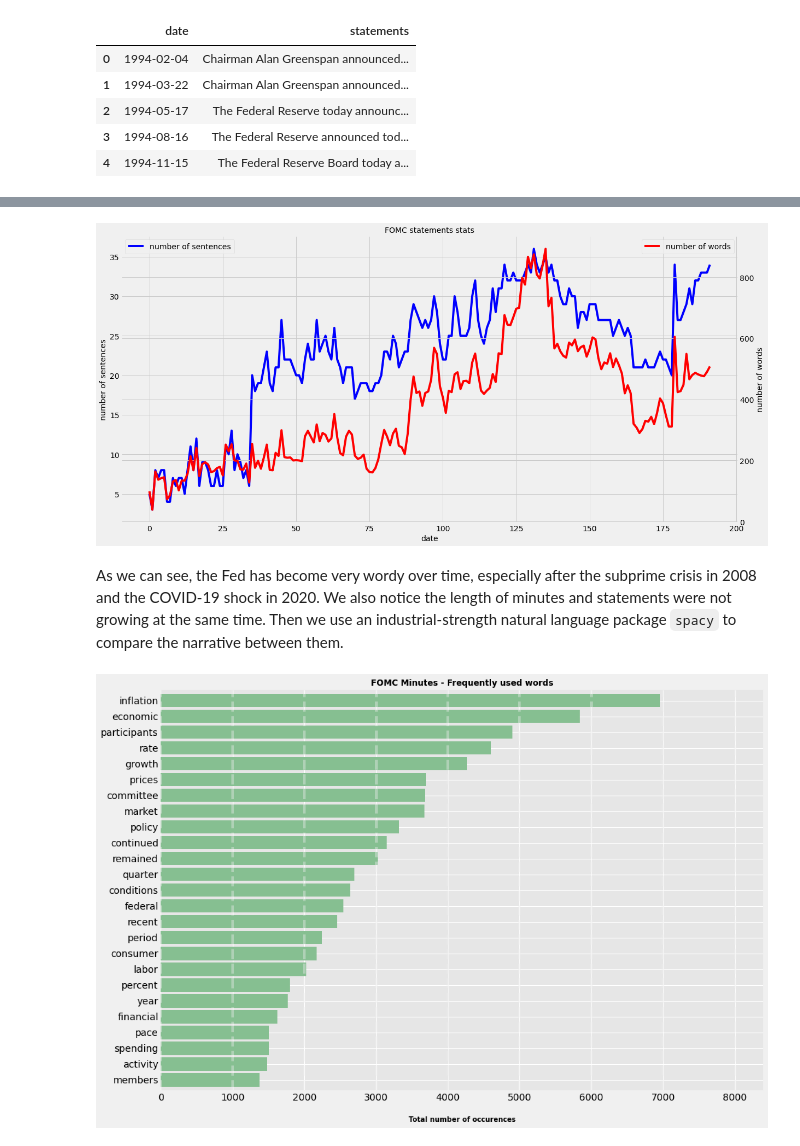
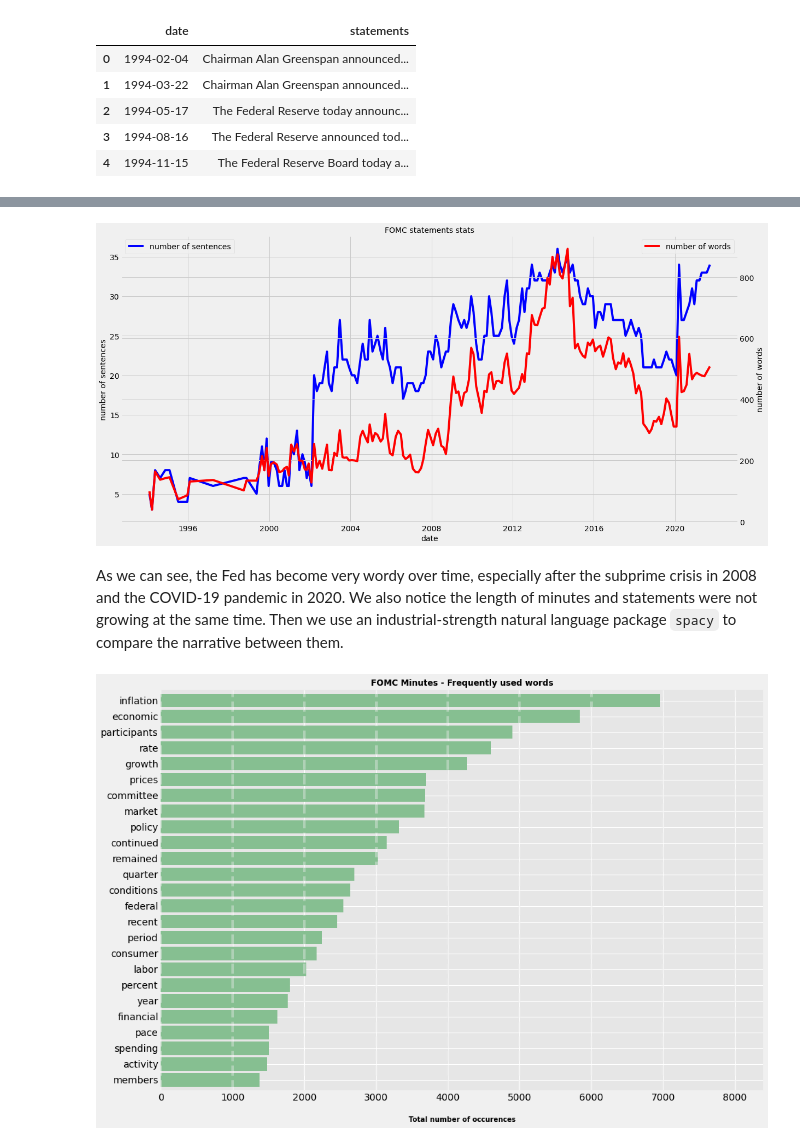
Before and after one commit to ahabug/PHBS_MLF_2021, a Jupyter notebook: Would Mr. Market sing FED's songs/Measuring the Distance.ipynb, the cells around one changed output, grey strips where cells are left out. Cells and saved outputs as stored; diff of their text form; code cells hidden in the pictures.

```diff
--- a/Would Mr. Market sing FED's songs/Measuring the Distance.ipynb
+++ b/Would Mr. Market sing FED's songs/Measuring the Distance.ipynb
@@ -175,21 +175,21 @@ plt.show()
 # %%
 plt.rcParams["figure.figsize"] = (18, 9)
 plt.style.use('fivethirtyeight')
 fig, ax = plt.subplots()
-ax.plot(df_statements.index, df_statements["number of sentences"], 'b', label='number of sentences')
+ax.plot(df_statements['date'], df_statements["number of sentences"], 'b', label='number of sentences')
 ax2 = ax.twinx()
-ax2.plot(df_statements.index, df_statements["number of words"], 'r', label='number of words')
+ax2.plot(df_statements['date'], df_statements["number of words"], 'r', label='number of words')
 plt.title('FOMC statements stats', size='medium')
 ax.legend(loc=2)
 ax2.legend(loc=1)
 ax.set_ylabel("number of sentences", size='medium')
 ax2.set_ylabel("number of words", size='medium')
 ax.set_xlabel("date", size='medium')
 plt.show()
 # %% [output]
-[figure, old version]
+[figure, new version]
 # %% [markdown]
-As we can see, the Fed has become very wordy over time, especially after the subprime crisis in 2008 and the COVID-19 shock in 2020. We also notice the length of minutes and statements were not growing at the same time. Then we use an industrial-strength natural language package `spacy` to compare the narrative between them.
+As we can see, the Fed has become very wordy over time, especially after the subprime crisis in 2008 and the COVID-19 pandemic in 2020. We also notice the length of minutes and statements were not growing at the same time. Then we use an industrial-strength natural language package `spacy` to compare the narrative between them.
 # %%
 nlp = spacy.load("en_core_web_sm")
 all_stopwords = nlp.Defaults.stop_words
```
Also changed, not shown: parts of 15 cells of this notebook, 17 other files.
